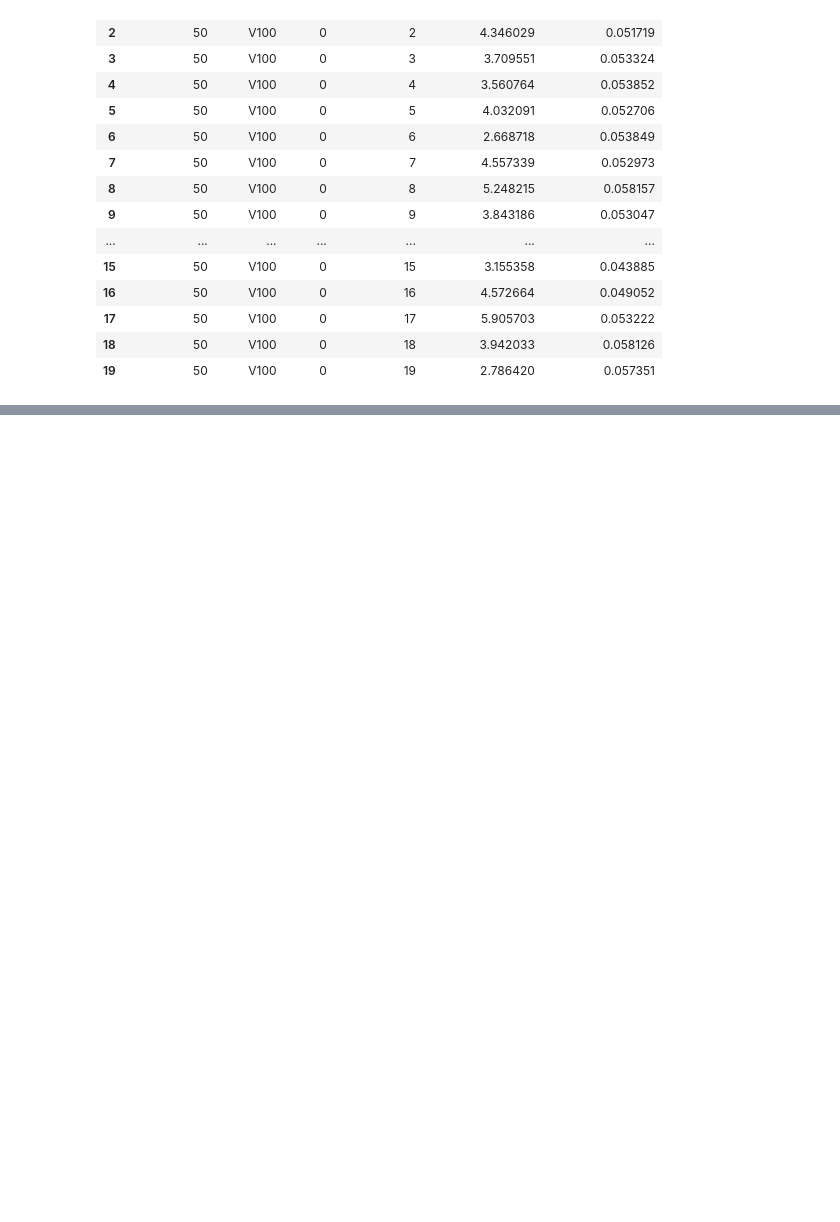
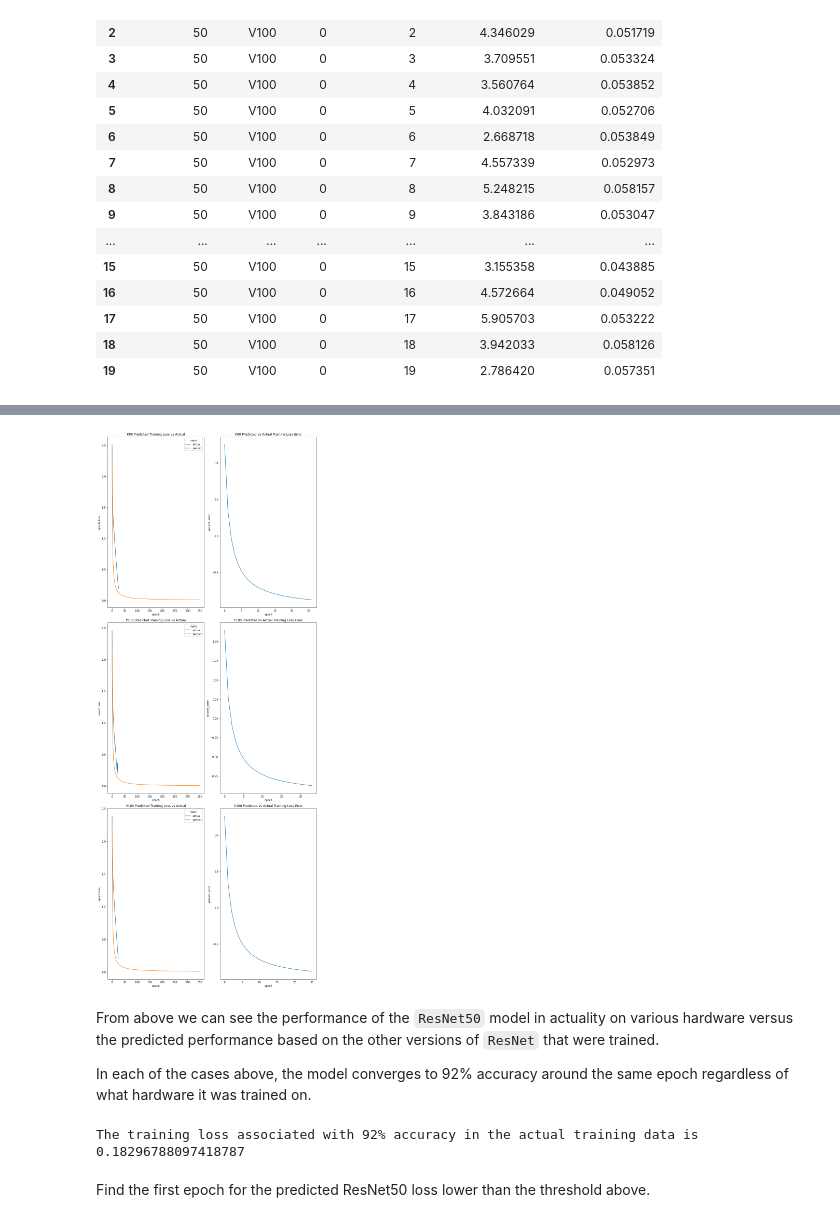
Before and after one commit to zach-lawless/coms6998-assignments, a Jupyter notebook: a4/ztl2103_coms6998_a4.ipynb, the cells around one changed output, grey strips where cells are left out. Saved outputs shown, nothing was run; the diff lists cells and outputs as text; code cells hidden in the pictures; blank space fills up the shorter version.

```diff
--- a/a4/ztl2103_coms6998_a4.ipynb
+++ b/a4/ztl2103_coms6998_a4.ipynb
@@ -982,0 +1116,9 @@ results_df.to_csv(f'q4_data/resnet{resnet_layers}_{hardware}.csv', index=False)
+# %%
+df_predict = pd.DataFrame({
+    'layers': 50,
+    'K80': [1, 0, 0],
+    'P100': [0, 1, 0],
+    'V100': [0, 0, 1],
+})
+
+df_predict
@@ -982,0 +1130,9 @@ results_df.to_csv(f'q4_data/resnet{resnet_layers}_{hardware}.csv', index=False)
+# %%
+pred_betas = {}
+for i in range(3):
+    reg = beta_models[i]
+    X = df_predict.values
+    y_pred = reg.predict(X)
+    pred_betas[f'beta{i}'] = y_pred.reshape(1, -1).tolist()[0]
+df_pred_betas = pd.DataFrame(pred_betas)
+df_pred_betas
@@ -982,0 +1144,3 @@ results_df.to_csv(f'q4_data/resnet{resnet_layers}_{hardware}.csv', index=False)
+# %%
+df_predict_w_betas = pd.concat([df_predict, df_pred_betas], axis=1)
+df_predict_w_betas
@@ -982,0 +1152,8 @@ results_df.to_csv(f'q4_data/resnet{resnet_layers}_{hardware}.csv', index=False)
+# %%
+resnet50_pred_training_loss = {}
+for idx, g in enumerate(gpus):
+    k = np.arange(max(df_r_g['epoch'].values))
+    b0 = df_predict_w_betas['beta0'][idx]
+    b1 = df_predict_w_betas['beta1'][idx]
+    b2 = df_predict_w_betas['beta2'][idx]
+    resnet50_pred_training_loss[g] = f(k, b0, b1, b2)
@@ -982,0 +1248,27 @@ results_df.to_csv(f'q4_data/resnet{resnet_layers}_{hardware}.csv', index=False)
+# %%
+fig, axs = plt.subplots(nrows=len(gpus), ncols=2, figsize=(12, 30))
+for idx, g in enumerate(gpus):
+    df_for_plot = df_viz[df_viz.gpu == g]
+    df_g_error = pd.DataFrame(data={
+        'epoch': np.arange(len(perc_error[g])),
+        'percent_error': perc_error[g]
+    })
+    sns.lineplot(x='epoch', y='epoch_loss', hue='mode', data=df_for_plot, ax=axs[idx, 0])
+    sns.lineplot(x='epoch', y='percent_error', data=df_g_error, ax=axs[idx, 1])
+
+    axs[idx, 0].set_title(f'{g} Predicted Training Loss vs Actual')
+    axs[idx, 1].set_title(f'{g} Predicted vs Actual Training Loss Error')
+fig.tight_layout()
+# %% [output]
+[figure, added]
+# %% [markdown]
+From above we can see the performance of the `ResNet50` model in actuality on various hardware versus the predicted performance based on the other versions of `ResNet` that were trained.
+
+In each of the cases above, the model converges to 92% accuracy around the same epoch regardless of what hardware it was trained on.
+# %%
+threshold_acc_loss_val = min(df_resnet50_training_data['epoch_loss'].values)
+print(f'The training loss associated with 92% accuracy in the actual training data is {threshold_acc_loss_val}')
+# %% [output]
+The training loss associated with 92% accuracy in the actual training data is 0.18296788097418787
+# %% [markdown]
+Find the first epoch for the predicted ResNet50 loss lower than the threshold above.
```
Also changed, not shown: parts of 25 cells of this notebook, 2 other files.
